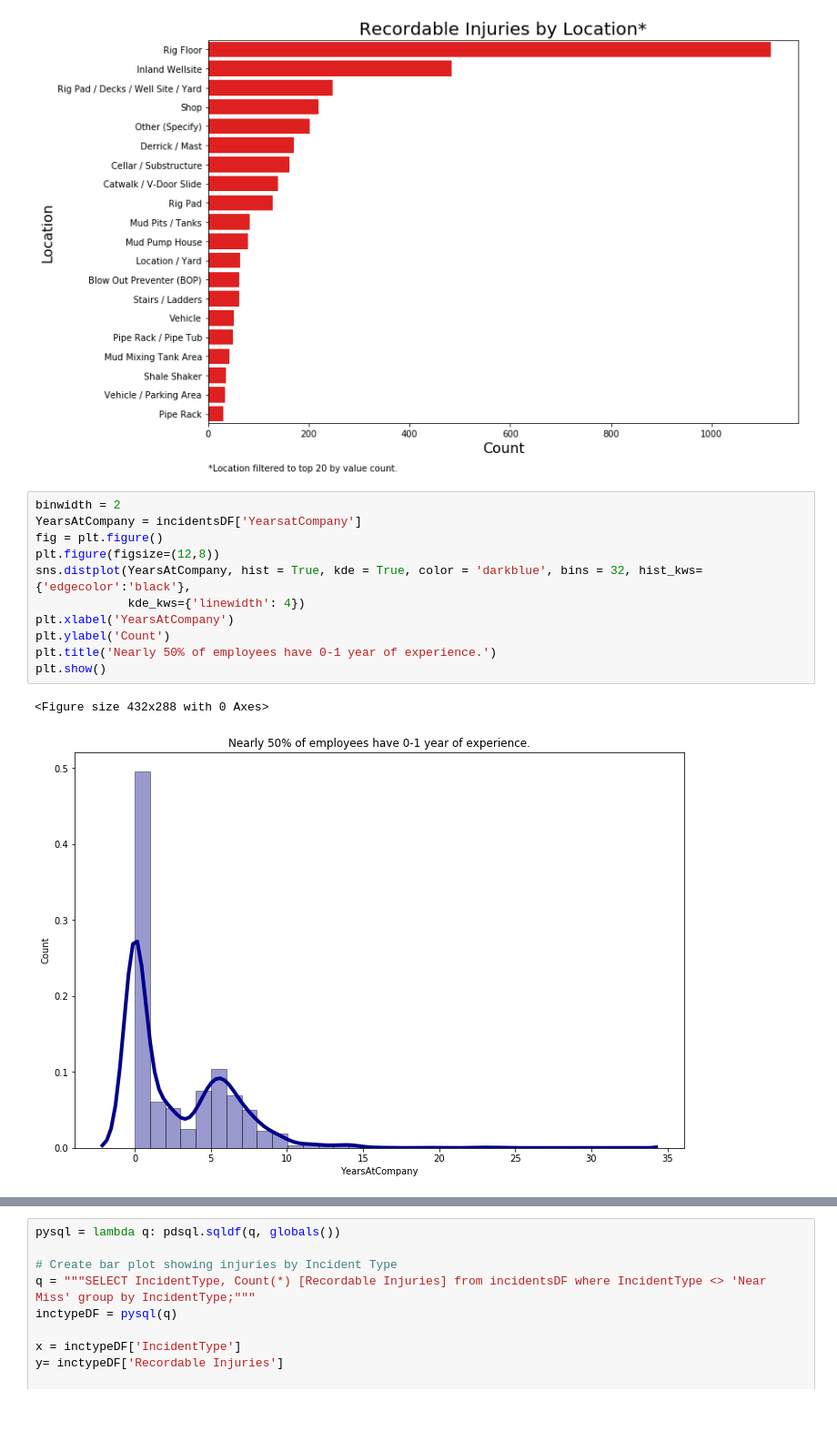
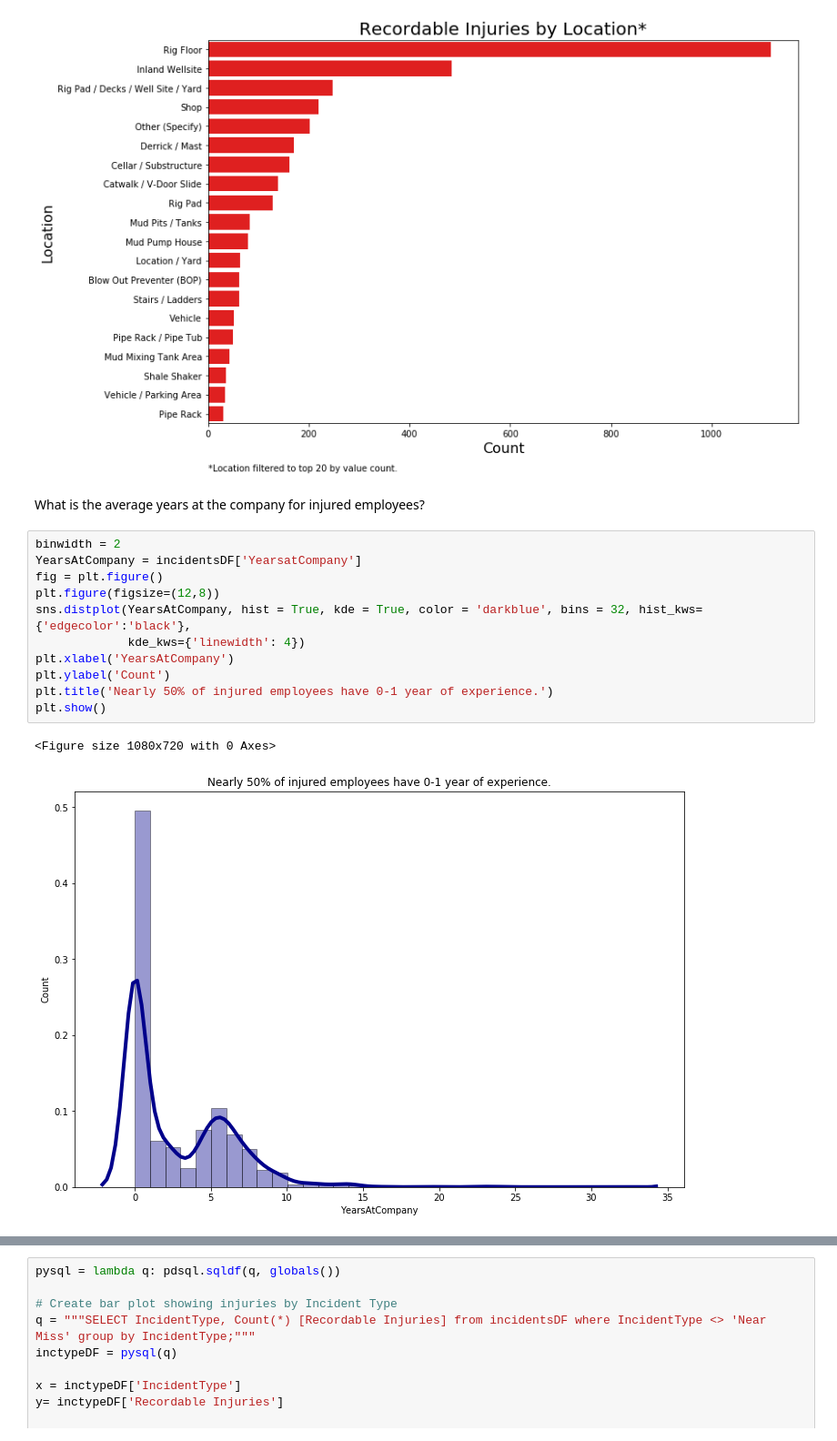
Before and after one commit to ist719-finalproject/FinalProject, a Jupyter notebook: IST718 Project - Kim,TS,Brandon,Amanda.ipynb, the cells around one changed output, grey strips where cells are left out. Shown at 91% size. Saved outputs shown, nothing was run; the diff lists cells and outputs as text; blank space fills up the shorter version.

```diff
--- a/IST718 Project - Kim,TS,Brandon,Amanda.ipynb
+++ b/IST718 Project - Kim,TS,Brandon,Amanda.ipynb
@@ -363,17 +373,19 @@ plt.text(1,22,'*Location filtered to top 20 by value count.')
 plt.show()
 # %% [output]
 [figure]
+# %% [markdown]
+What is the average years at the company for injured employees?
 # %%
 binwidth = 2
 YearsAtCompany = incidentsDF['YearsatCompany']
 fig = plt.figure()
 plt.figure(figsize=(12,8))
 sns.distplot(YearsAtCompany, hist = True, kde = True, color = 'darkblue', bins = 32, hist_kws={'edgecolor':'black'},
              kde_kws={'linewidth': 4})
 plt.xlabel('YearsAtCompany')
 plt.ylabel('Count')
-plt.title('Nearly 50% of employees have 0-1 year of experience.')
+plt.title('Nearly 50% of injured employees have 0-1 year of experience.')
 plt.show()
 # %% [output]
-<Figure size 432x288 with 0 Axes>
+<Figure size 1080x720 with 0 Axes>
-[figure, old version]
+[figure, new version]
```
Also changed, not shown: parts of 20 cells of this notebook.
